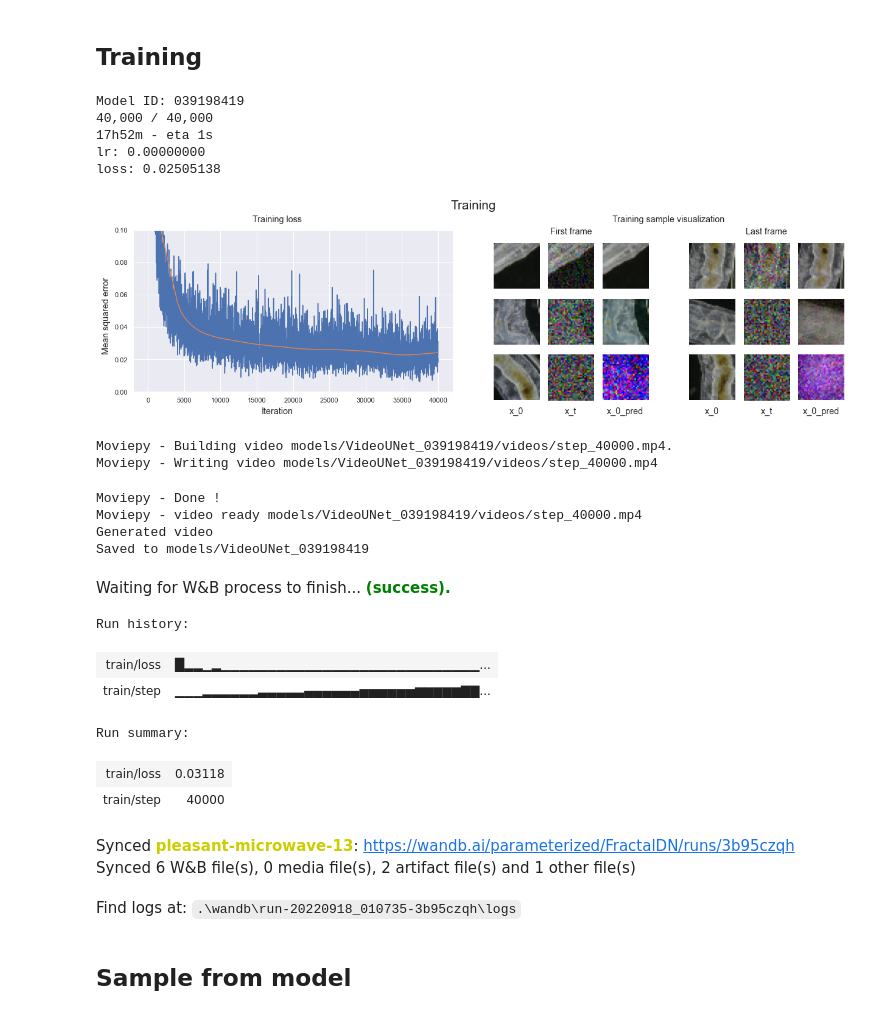
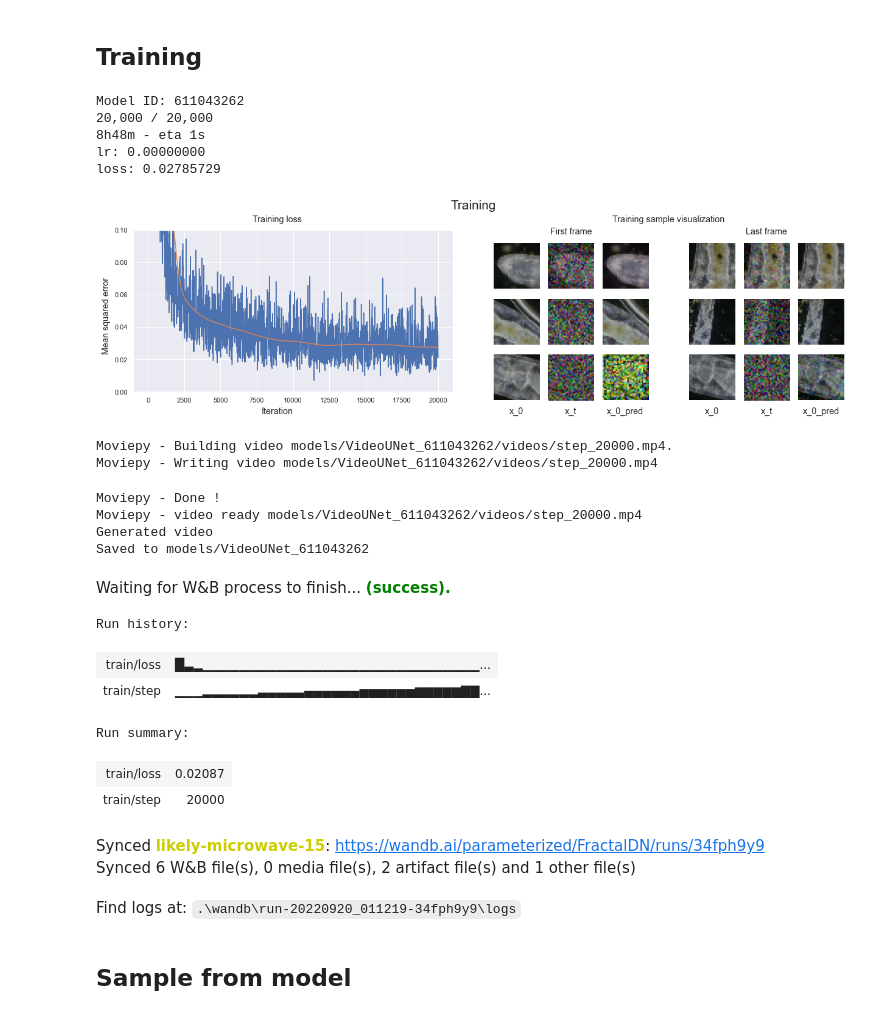
Before and after one commit to parameterized/micro-sim, a Jupyter notebook: notebooks/VideoModelUNet.ipynb, the cells around one changed output. Saved outputs shown, nothing was run; the diff lists cells and outputs as text; code cells hidden in the pictures.

```diff
--- a/notebooks/VideoModelUNet.ipynb
+++ b/notebooks/VideoModelUNet.ipynb
@@ -100,20 +100,20 @@ class Config:
     pool_size: int = 64
     batch_size: int = 16
     num_batch_frames: int = 4
-    num_training_steps: int = int(4e4)
+    num_training_steps: int = int(2e4)
     lr: float = 1e-4
     num_warmup_steps: int = int(1e3)
 
     # training visualization/saving
     loss_every_n: int = 10
     display_every_n: int = 50
-    video_every_n: int = int(5e3)
-    save_every_n: int = int(1e4)
+    video_every_n: int = int(2e3)
+    save_every_n: int = int(1e3)
 
     # noise scheduler
     noise_scheduler_type: str = 'DDIM'
     num_train_timesteps: int = 1000
-    num_inference_steps: int = 100
+    num_inference_steps: int = 12
     inference_skip: int = 0
 
     # automatically set these
@@ -431,11 +440,17 @@ def train():
 
             loss = 0
             for frame_id in range(cf.num_batch_frames):
-                # predict noise
                 input_clean = torch.cat([x0[:, frame_id], prev_x0, memory], dim=1)
-                input_noised = noise_scheduler.add_noise(
-                    input_clean, noise[:, frame_id], timesteps[:, frame_id]
-                )
+                # input_noised = noise_scheduler.add_noise(
+                #     input_clean, noise[:, frame_id], timesteps[:, frame_id]
+                # )
+                # test without noise
+                input_noised = torch.cat([
+                    noise_scheduler.add_noise(
+                        x0[:, frame_id], noise[:, frame_id, :3], timesteps[:, frame_id]
+                    ),
+                    prev_x0, memory
+                ], dim=1)
                 pred = model(input_noised, timesteps[:, frame_id])['sample']
                 loss = loss + loss_fn(pred[:, :3], noise[:, frame_id, :3])
 
@@ -533,55 +548,55 @@ def train():
                         xt_axes[k].imshow(tensor_to_img(xt_rgb))
                         xt_axes[k].axis('off')
 
                         t = timesteps[row_id, vis_frame]
                         pred_x0 = get_pred_x0(xt_rgb, t, pred[row_id, :3])
                         x0p_axes[k].imshow(tensor_to_img(pred_x0))
                         x0p_axes[k].axis('off')
 
                 plt.show()
 
             if (i + 1) % cf.video_every_n == 0:
-                clip = gen_video(f'{model_path}/videos/step_{i + 1}.mp4', duration=1)
+                clip = gen_video(f'{model_path}/videos/step_{i + 1}.mp4')
                 print('Generated video')
 
             if (i + 1) % cf.save_every_n == 0 or i == cf.num_training_steps - 1:
                 model.save_pretrained(model_path)
                 torch.save(memory_model, f'{model_path}/memory_model.pt')
                 print(f'Saved to {model_path}')
 
 
 if cf.load_pretrained:
     model = model.from_pretrained(cf.pretrained_path).to(cf.device)
     mm = torch.load(f'{cf.pretrained_path}/memory_model.pt').to(cf.device)
     print(f'Loaded from {cf.pretrained_path}')
 else:
     gc.collect()
     torch.cuda.empty_cache()
     tqdm._instances.clear()
     train()
 # %% [output]
-Model ID: 039198419
-40,000 / 40,000
-17h52m - eta 1s
+Model ID: 611043262
+20,000 / 20,000
+8h48m - eta 1s
 lr: 0.00000000
-loss: 0.02505138
+loss: 0.02785729
-[figure, old version]
+[figure, new version]
-Moviepy - Building video models/VideoUNet_039198419/videos/step_40000.mp4.
-Moviepy - Writing video models/VideoUNet_039198419/videos/step_40000.mp4
+Moviepy - Building video models/VideoUNet_611043262/videos/step_20000.mp4.
+Moviepy - Writing video models/VideoUNet_611043262/videos/step_20000.mp4
 Moviepy - Done !
-Moviepy - video ready models/VideoUNet_039198419/videos/step_40000.mp4
+Moviepy - video ready models/VideoUNet_611043262/videos/step_20000.mp4
 Generated video
-Saved to models/VideoUNet_039198419
+Saved to models/VideoUNet_611043262
 Waiting for W&B process to finish... (success).
 Run history:
-| train/loss | █▂▂▁▂▁▁▁▁▁▁▁▁▁▁▁▁▁▁▁▁▁▁▁▁▁▁▁▁▁▁▁▁... |
+| train/loss | █▃▂▁▁▁▁▁▁▁▁▁▁▁▁▁▁▁▁▁▁▁▁▁▁▁▁▁▁▁▁▁▁... |
 | train/step | ▁▁▁▂▂▂▂▂▂▃▃▃▃▃▄▄▄▄▄▄▅▅▅▅▅▅▆▆▆▆▆▇▇... |
 Run summary:
-| train/loss | 0.03118 |
-| train/step | 40000 |
+| train/loss | 0.02087 |
+| train/step | 20000 |
-Synced pleasant-microwave-13: https://wandb.ai/parameterized/FractalDN/runs/3b95czqh
+Synced likely-microwave-15: https://wandb.ai/parameterized/FractalDN/runs/34fph9y9
 Synced 6 W&B file(s), 0 media file(s), 2 artifact file(s) and 1 other file(s)
-Find logs at: .\wandb\run-20220918_010735-3b95czqh\logs
+Find logs at: .\wandb\run-20220920_011219-34fph9y9\logs
 # %% [markdown]
 ## Sample from model
 # %%
```
Also changed, not shown: parts of 5 cells of this notebook.
